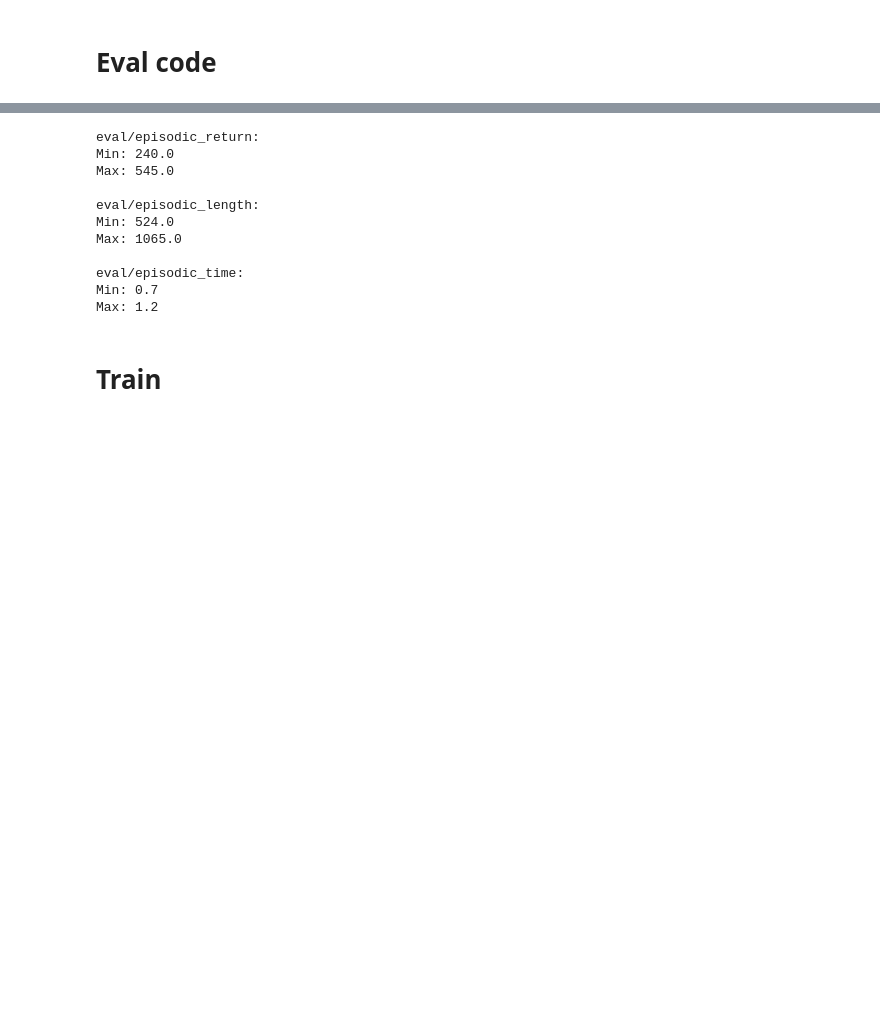
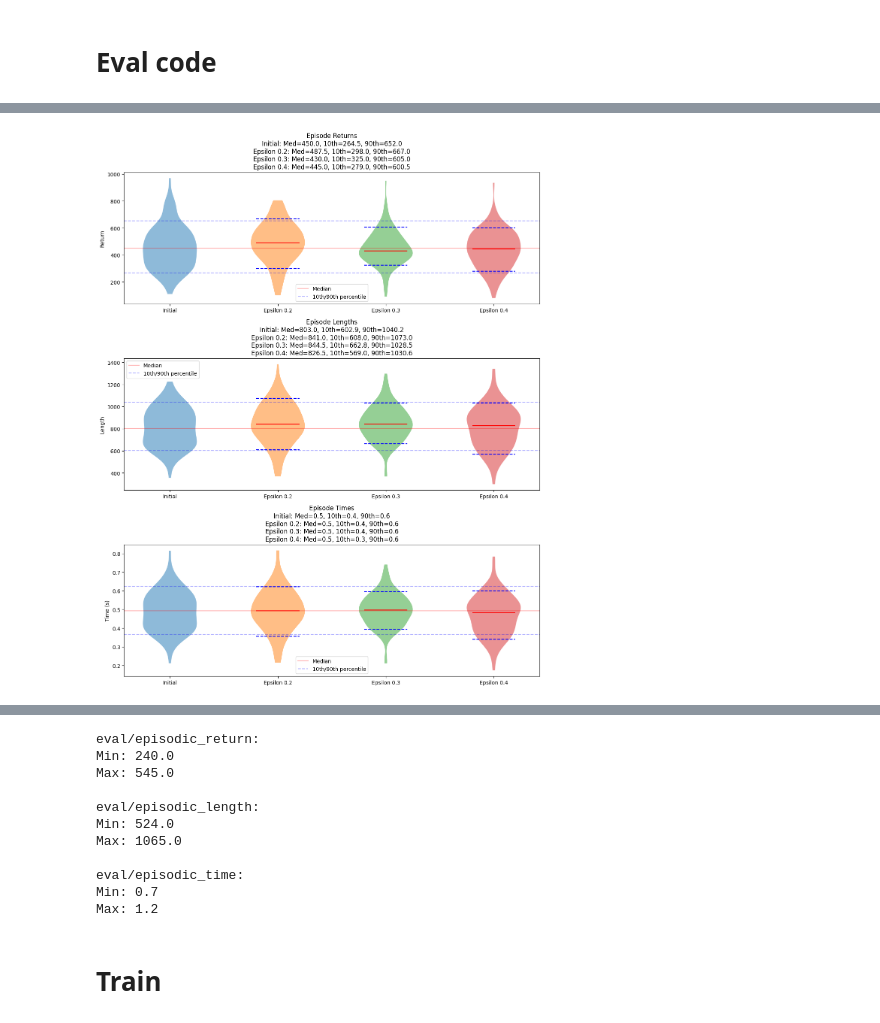
Before and after one commit to florinbarbisch/rle-assginment, a Jupyter notebook: eval.ipynb, the cells around one changed output, grey strips where cells are left out. Cells and saved outputs as stored; diff of their text form; code cells hidden in the pictures; blank space fills up the shorter version.

```diff
--- a/eval.ipynb
+++ b/eval.ipynb
@@ -133,9 +178,16 @@ def plot_episode_stats_violin(*dfs, labels=None):
                 pc.set_alpha(0.5)
 
             # Add lines for median and percentiles
-            axes[i].hlines(median, pos-0.2, pos+0.2, color='red', linestyle='-', label='Median' if j==0 else "")
-            axes[i].hlines(p10, pos-0.2, pos+0.2, color='blue', linestyle='--', label='10th/90th percentile' if j==0 else "")
-            axes[i].hlines(p90, pos-0.2, pos+0.2, color='blue', linestyle='--')
+            if j == 0:
+                # Draw full-width lines for first violin plot with transparency
+                axes[i].axhline(y=median, color='red', linestyle='-', alpha=0.3, label='Median')
+                axes[i].axhline(y=p10, color='blue', linestyle='--', alpha=0.3, label='10th/90th percentile')
+                axes[i].axhline(y=p90, color='blue', linestyle='--', alpha=0.3)
+            else:
+                # Regular short lines for other violin plots
+                axes[i].hlines(median, pos-0.2, pos+0.2, color='red', linestyle='-')
+                axes[i].hlines(p10, pos-0.2, pos+0.2, color='blue', linestyle='--')
+                axes[i].hlines(p90, pos-0.2, pos+0.2, color='blue', linestyle='--')
 
         # Customize plot
         axes[i].set_xticks(range(1, len(dfs) + 1))
@@ -156,6 +208,3 @@ def plot_episode_stats_violin(*dfs, labels=None):
 
     plt.tight_layout()
     plt.show()
-
-# Example usage with two dataframes:
-plot_episode_stats_violin(baseline_df, initial_df, labels=['Baseline', 'Initial'])
@@ -163,0 +215,9 @@ plot_episode_stats_violin(baseline_df, initial_df, labels=['Baseline', 'Initial'
+# %%
+df_initial = load_df(tensorboard_paths['initial_run'], filter_prefix="eval/")
+df_epsilon_0_2 = load_df(tensorboard_paths['epsilon_tuning_0.2'], filter_prefix="eval/")
+df_epsilon_0_3 = load_df(tensorboard_paths['epsilon_tuning_0.3'], filter_prefix="eval/")
+df_epsilon_0_4 = load_df(tensorboard_paths['epsilon_tuning_0.4'], filter_prefix="eval/")
+
+plot_episode_stats_violin(df_initial, df_epsilon_0_2, df_epsilon_0_3, df_epsilon_0_4, labels=['Initial', 'Epsilon 0.2', 'Epsilon 0.3', 'Epsilon 0.4'])
+# %% [output]
+[figure, added]
```
Also changed, not shown: parts of 15 cells of this notebook.
